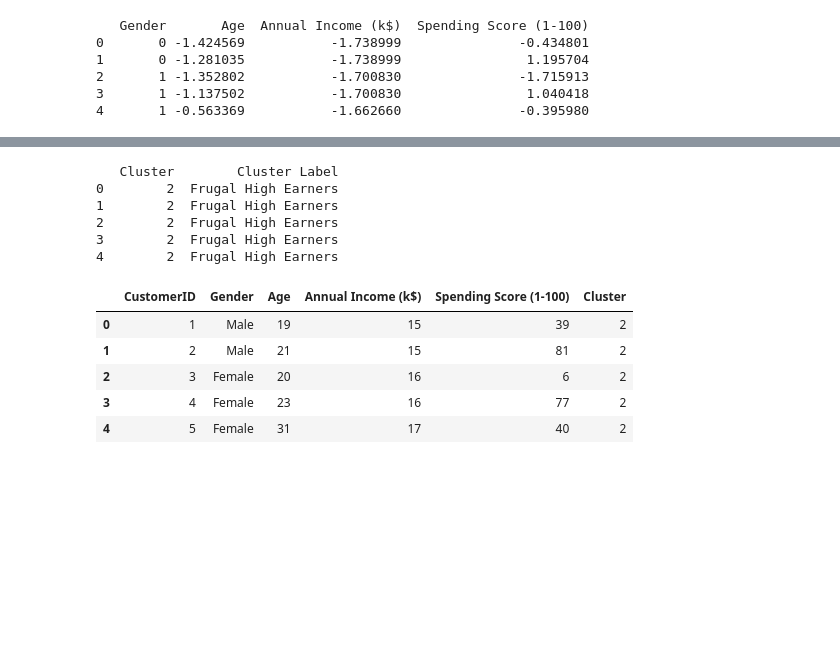
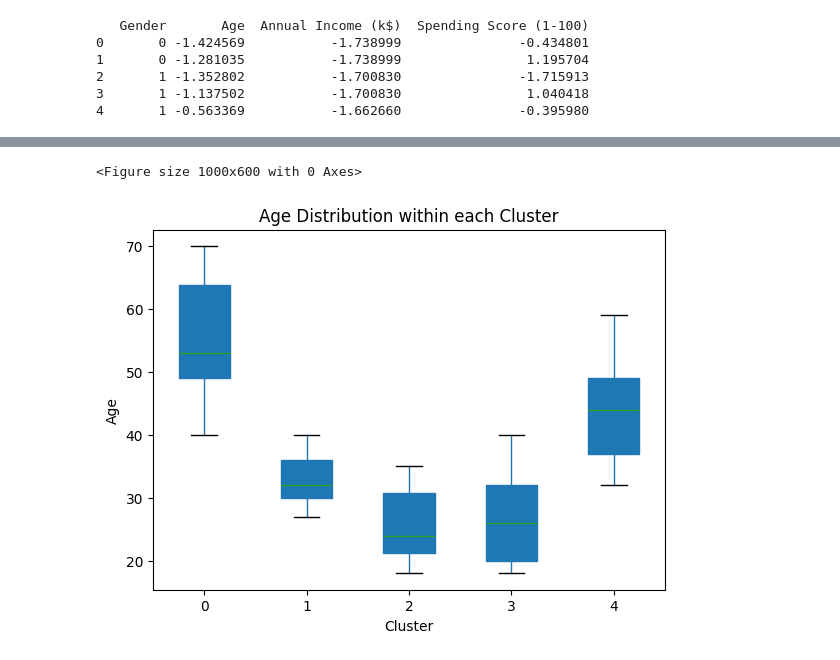
Before and after one commit to APape95/Customer-Segmentation-and-Recommendation-System, a Jupyter notebook: Customer Segmentation and Recommendation System.ipynb, the cells around one changed output, grey strips where cells are left out. Saved outputs shown, nothing was run; the diff lists cells and outputs as text; code cells hidden in the pictures; blank space fills up the shorter version.

```diff
--- a/Customer Segmentation and Recommendation System.ipynb
+++ b/Customer Segmentation and Recommendation System.ipynb
@@ -233,7 +278,0 @@ plt.show()
-# %%
-# Assuming kmeans is your fitted KMeans model
-customer_data['Cluster'] = kmeans.labels_
-
-# Check the column names to ensure we use the correct names
-print(customer_data.columns)
-customer_data
@@ -280,35 +279,18 @@ Cluster
-# %%
-# Assign meaningful labels based on cluster characteristics
-cluster_labels = {
-    0: 'High Spenders',
-    1: 'Low Spenders',
-    2: 'Frugal High Earners',
-    3: 'Young Spenders',
-}
-
-# Apply the labels
-customer_data_scaled['Cluster Label'] = customer_data_scaled['Cluster'].map(cluster_labels)
-
-# Verify the labeled clusters
-print(customer_data_scaled[['Cluster', 'Cluster Label']].head())
-# %% [output]
-   Cluster        Cluster Label
-0        2  Frugal High Earners
-1        2  Frugal High Earners
-2        2  Frugal High Earners
-3        2  Frugal High Earners
-4        2  Frugal High Earners
-# %%
-mean_age = 38.8
-std_age = 13.97
-mean_income = 60.56  # in thousands
-std_income = 26.26  # in thousands
-
-customer_data.head()
-# %% [output]
-|  | CustomerID | Gender | Age | Annual Income (k$) | Spending Score (1-100) | Cluster |
-| 0 | 1 | Male | 19 | 15 | 39 | 2 |
-| 1 | 2 | Male | 21 | 15 | 81 | 2 |
-| 2 | 3 | Female | 20 | 16 | 6 | 2 |
-| 3 | 4 | Female | 23 | 16 | 77 | 2 |
-| 4 | 5 | Female | 31 | 17 | 40 | 2 |
+# %%
+# Plot the distribution of Age within each cluster using a boxplot
+
+plt.figure(figsize=(10, 6))
+
+# Create a boxplot for Age distribution within each cluster
+customer_data.boxplot(column='Age', by='Cluster', grid=False, patch_artist=True)
+
+# Adding labels and title
+plt.title('Age Distribution within each Cluster')
+plt.suptitle('')  # Removes the automatic title
+plt.xlabel('Cluster')
+plt.ylabel('Age')
+
+plt.show()
+# %% [output]
+<Figure size 1000x600 with 0 Axes>
+[figure, added]
```
Also changed, not shown: parts of 12 cells of this notebook, 1 other file.
